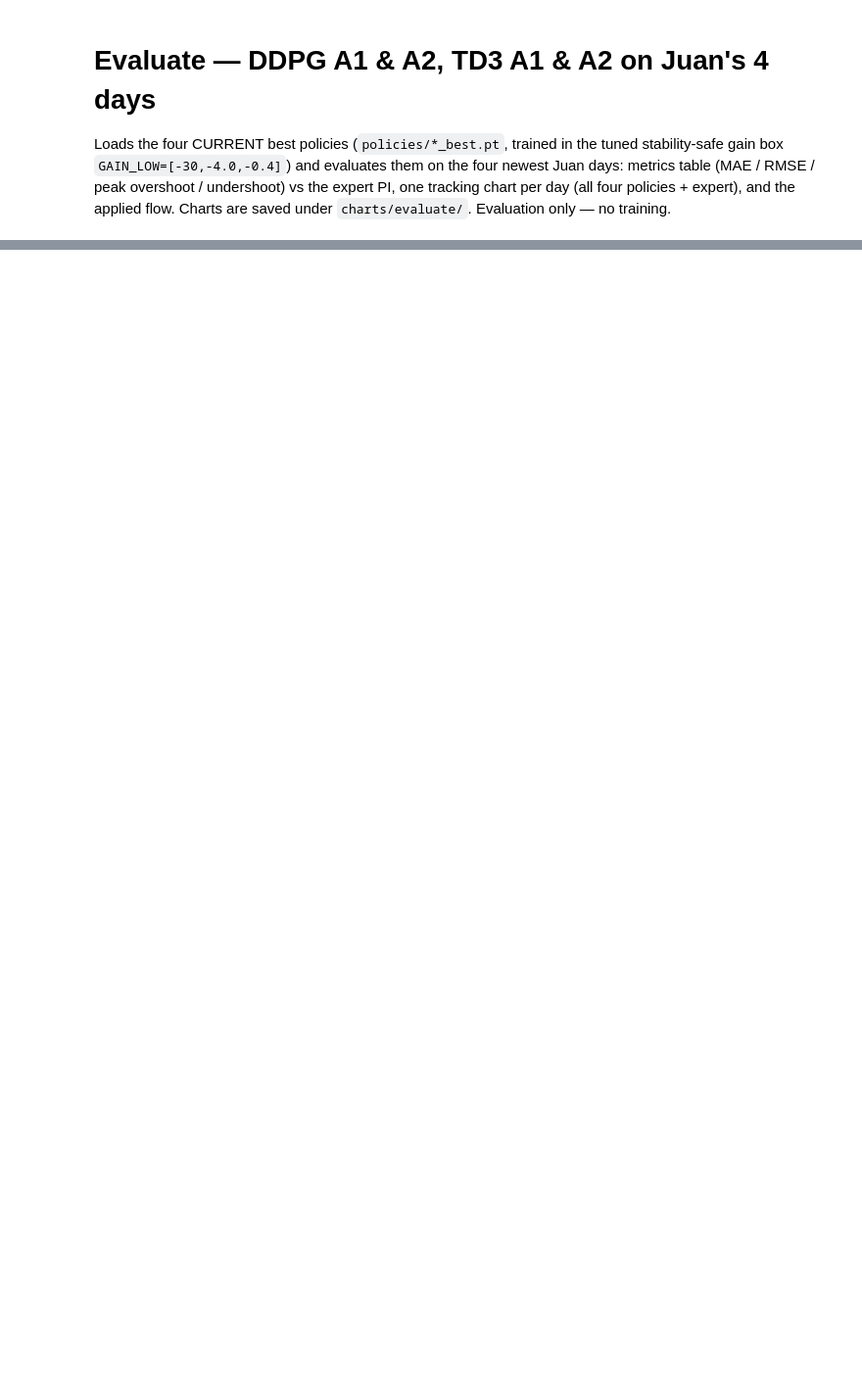
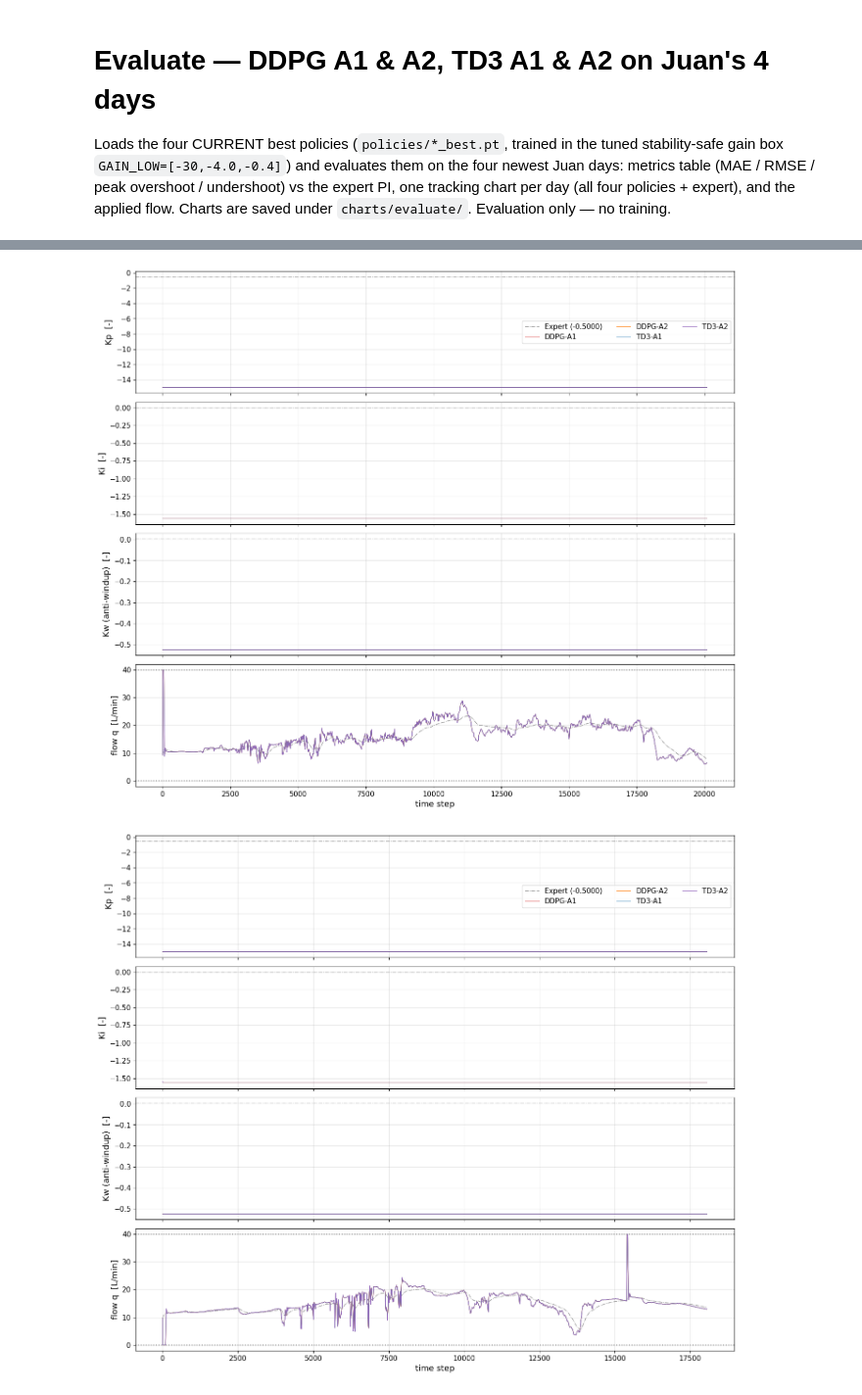
Before and after one commit to stallyargha97/SCF_Research_RL_Imperial, a Jupyter notebook: Online ActorCritic Finetune/Evaluate_TunedBox_Policies.ipynb, the cells around one changed output, grey strips where cells are left out. Shown at 98% size. Cells and saved outputs as stored; diff of their text form; code cells hidden in the pictures; blank space fills up the shorter version.

```diff
--- a/Online ActorCritic Finetune/Evaluate_TunedBox_Policies.ipynb
+++ b/Online ActorCritic Finetune/Evaluate_TunedBox_Policies.ipynb
@@ -194,33 +243,36 @@ ACT_ROWS = [('Kp', 'Kp  [-]'), ('Ki', 'Ki  [-]'), ('Kw', 'Kw (anti-windup)  [-]'
 ACT_G = {}; ACT_Q = {}          # cached rollouts, reused by the RL-only cell below
 for d in days:
     tr = dataset_tref(d['name'])
     Te, Qe = rollout_expert(d)
     Gs = {}; Qs = {}
     for tag, actor in actors.items():
         cfg.GAIN_LOW, cfg.GAIN_HIGH = BOXES[tag]
         T, Q, G = rollout_full(actor, d)
         Gs[tag] = G; Qs[tag] = Q
     ACT_G[d['name']] = Gs; ACT_Q[d['name']] = Qs
 
     fig, ax = plt.subplots(4, 1, figsize=(14, 12), sharex=True)
     for r, (key, ylab) in enumerate(ACT_ROWS):
         if key == 'q':
             t = np.arange(len(Qe))
             ax[r].plot(t, Qe, c='#888888', ls='-.', lw=0.9, label='Expert PI')
             for tag in POLICIES:
                 ax[r].plot(np.arange(len(Qs[tag])), Qs[tag], c=COLORS[tag], lw=0.8, label=tag)
             ax[r].axhline(Q_MIN, color='gray', ls=':'); ax[r].axhline(Q_MAX, color='gray', ls=':')
-            ax[r].set_xlabel('time step')
+            ax[r].set_xlabel('time step', fontsize=13)
         else:
             gi = {'Kp': 0, 'Ki': 1, 'Kw': 2}[key]
             ax[r].axhline(EXP_G[key], ls='-.', c='#888888', lw=0.9,
                           label=f'Expert ({EXP_G[key]:.4f})')
             for tag in POLICIES:
                 ax[r].plot(np.arange(len(Gs[tag])), Gs[tag][:, gi], c=COLORS[tag], lw=0.8, label=tag)
-        ax[r].set_ylabel(ylab); ax[r].grid(alpha=.3)
+        ax[r].set_ylabel(ylab, fontsize=13); ax[r].tick_params(axis='both', labelsize=11); ax[r].grid(alpha=.3)
         if r == 0:
-            ax[r].legend(fontsize=8, ncol=3)
+            ax[r].legend(fontsize=11, ncol=3)
     fig.tight_layout()
     fig.savefig(os.path.join(EV_DIR, f"evaluate_actions_day_{d['name'][:11]}{SUFFIX}.png"),
                 dpi=140, bbox_inches='tight')
     plt.show(); plt.close(fig)
+# %% [output]
+[figure, added]
+[figure, added]
```
Also changed, not shown: parts of 5 cells of this notebook, 54 other files.
